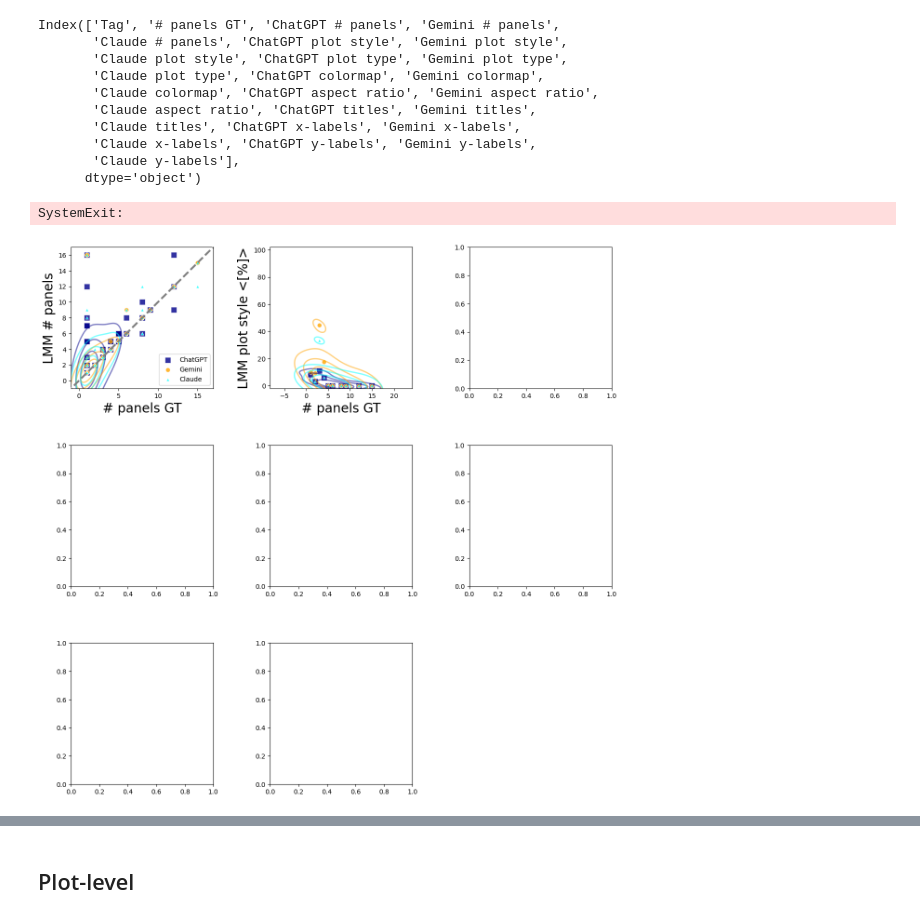
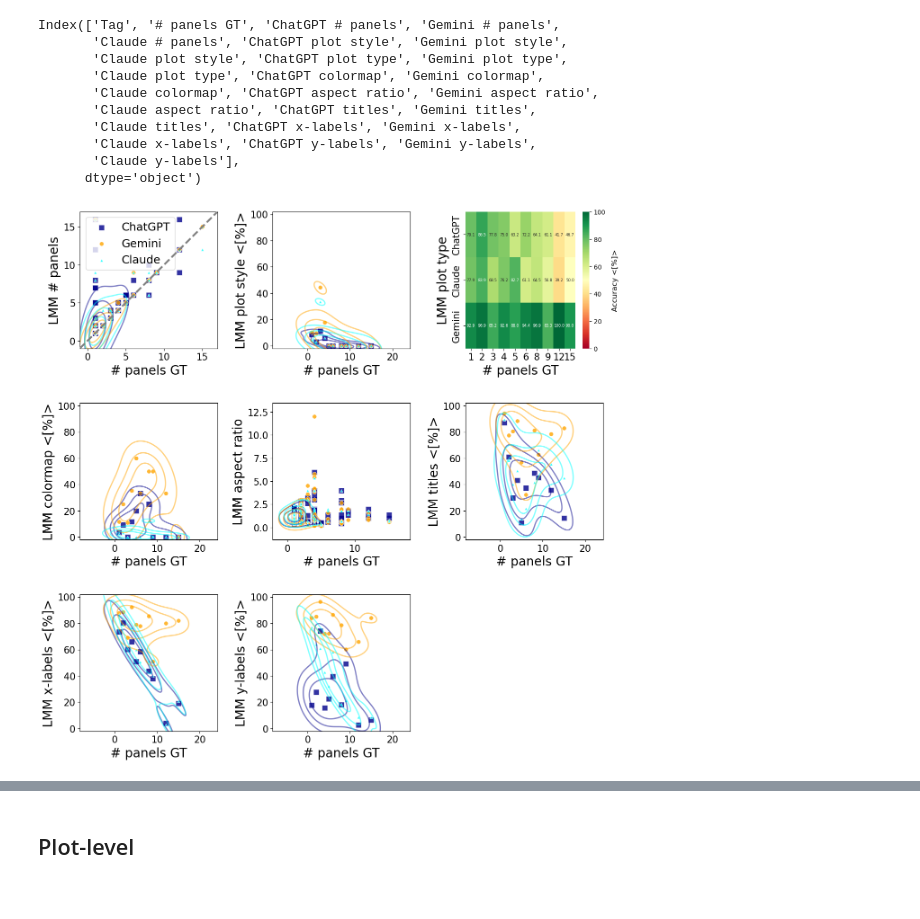
Before and after one commit to ReadingTimeMachine/LLM_VQA_MultiPanel, a Jupyter notebook: parse_lmm_outputs_to_kde_and_scatter_plots.ipynb, the cells around one changed output, grey strips where cells are left out. Drawn from its saved outputs; the diff is of its cells as text; code cells hidden in the pictures.

Commit message:
starting with figures

```diff
--- a/parse_lmm_outputs_to_kde_and_scatter_plots.ipynb
+++ b/parse_lmm_outputs_to_kde_and_scatter_plots.ipynb
@@ -485,14 +486,15 @@ for iq,q in enumerate(questions_plot):
                 gt = dfplot.groupby(gttag)[lmtag].mean().reset_index()[gttag]
                 if 'use bar' in q:
                     if q['use bar']:
+                        counts_df[q['tag']]['use bar'] = True
                         counts_df[q['tag']]['panel'] = iq
                         useBar = True
                         for cname in ['Model', gttag, 'Accuracy <[%]>']:
                             if cname not in counts_df[q['tag']]['df']:
                                 counts_df[q['tag']]['df'][cname] = []
-                        counts_df[q['tag']]['df']['Model'].append(np.repeat(model),len(gt))
-                        counts_df[q['tag']]['df'][gttag].append(deepcopy(gt))
-                        counts_df[q['tag']]['df']['Accuracy <[%]>'].append(deepcopy(lmm))
+                        counts_df[q['tag']]['df']['Model'].extend(np.repeat(model,len(gt)))
+                        counts_df[q['tag']]['df'][gttag].extend(deepcopy(gt))
+                        counts_df[q['tag']]['df']['Accuracy <[%]>'].extend(deepcopy(lmm))
 
         if useBar:
             continue
@@ -509,33 +511,43 @@ for iq,q in enumerate(questions_plot):
     axes[iq].set_ylabel(ylabel_tag, fontsize=fontsize)
 
     if not plot_diffs and q['tag'] not in specials and 'string' not in q['type']:
         axes[iq].plot([np.min(gt)-q['yfudge']-10, np.max(gt)+q['yfudge']+10],
                         [np.min(gt)-q['yfudge']-10, np.max(gt)+q['yfudge']+10],
                         linestyle=eq_linestyle, linewidth=eq_linethick, zorder=10,
                         color=eq_linecolor)
         axes[iq].set_ylabel(ylabel_tag, fontsize=fontsize)
         if 'string' not in q['type'] and q['tag'] not in specials:
             axes[iq].set_ylim(np.min(gt)-q['yfudge'], np.max(gt)+q['yfudge'])
         else:
             axes[iq].set_ylim(np.min(lmm)-q['yfudge'], np.max(lmm)+q['yfudge'])
         axes[iq].set_xlim(np.min(gt)-q['xfudge'], np.max(gt)+q['xfudge'])
 
     # for percentages
     if 'string' in q['type']:
         axes[iq].set_ylim(0-q['yfudge'], 100+q['yfudge'])
 
     axes[iqset].legend()
 
+# go back and plot all models-things
+for k,d in counts_df.items():
+    if d['use bar']:
+        dfc = pd.DataFrame(d['df'])
+        cgt = dfc.columns[~dfc.columns.isin(['Model','Accuracy <[%]>'])][0]
+        pivot = dfc.pivot(index='Model', columns=cgt, values='Accuracy <[%]>')
+        sns.heatmap(pivot, annot=True, fmt='.1f', cmap='RdYlGn', vmin=0, vmax=100, ax=axes[d['panel']], annot_kws={'size': 6})
+        axes[d['panel']].set_ylabel('LMM '+k)
+        cbar = axes[d['panel']].collections[0].colorbar
+        cbar.set_label('Accuracy <[%]>', fontsize=12, labelpad=10)
+
 
 # set font sizes
 for ax in axes:
     # Set tick label font sizes for second subplot
     ax.tick_params(axis='both', which='major', labelsize=tick_fontsize)
     legend = ax.get_legend()
     if legend is not None:
         # Set legend font size for second subplot
         ax.legend(fontsize=legend_fontsize)
 # %% [output]
-SystemExit:
-[figure, old version]
+[figure, new version]
 # %%
```
Also changed, not shown: parts of 23 cells of this notebook, 2 other files.
